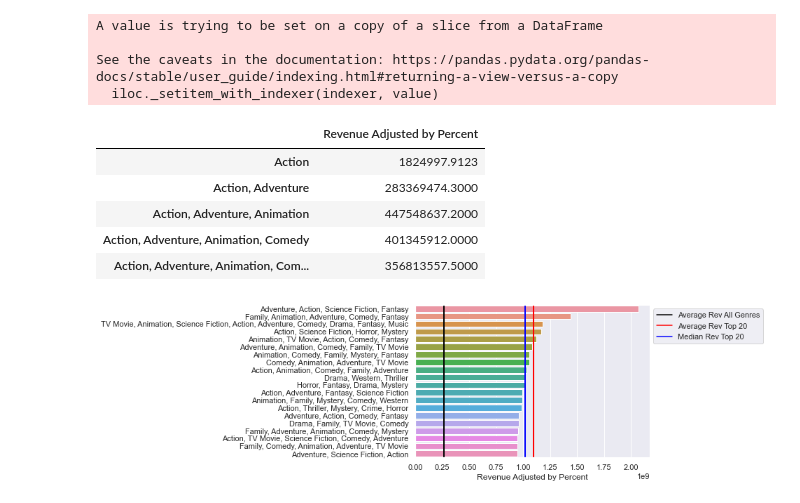
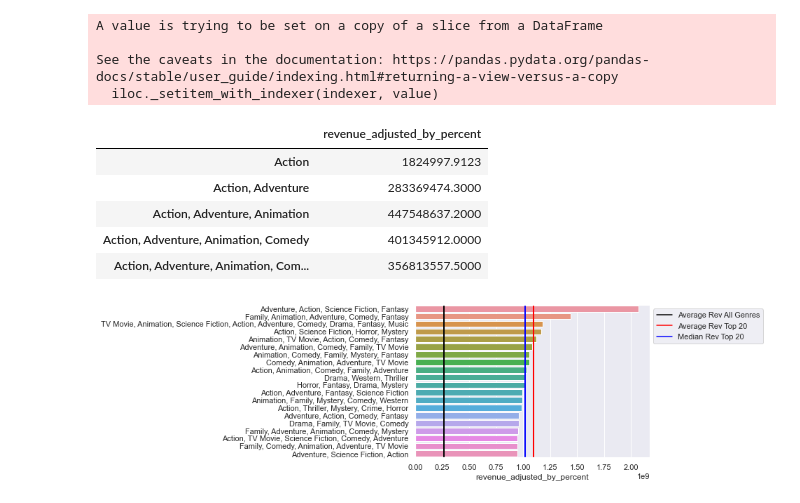
Before and after one commit to Reynch/dsc-phase-2-project-v3, a Jupyter notebook: Rachel.ipynb, the cells around one changed output. Saved outputs shown, nothing was run; the diff lists cells and outputs as text; code cells hidden in the pictures.

```diff
--- a/Rachel.ipynb
+++ b/Rachel.ipynb
@@ -677,5 +646,3 @@ what percent of the market is each genre
 # imdb_movies.loc[imdb_movies['Action'] == True]['Action'].sum() / len(imdb_movies)
 # %%
 # imdb_movies.loc[imdb_movies['TV Movie'] == True]['TV Movie'].sum()
-# %%
-imdb_movies['Percent Genre in Market'] = 1
@@ -685,0 +649,2 @@ imdb_movies['Percent Genre in Market'].sum()
+# %%
+imdb_movies['percent_genre_in_market'] = 1
@@ -734,7 +703,7 @@ for i in l:
 # then set that equal to the length of where genre = genre is true divided by total length of dataframe
 
 for genre in clean_list:
-    imdb_movies['Percent Genre in Market'].loc[imdb_movies['genre'] == genre] = len(imdb_movies.loc[imdb_movies['genre'] == genre]) / len(imdb_movies)
+    imdb_movies['percent_genre_in_market'].loc[imdb_movies['genre'] == genre] = len(imdb_movies.loc[imdb_movies['genre'] == genre]) / len(imdb_movies)
 # %% [output]
 A value is trying to be set on a copy of a slice from a DataFrame
 
@@ -746,7 +715,7 @@ See the caveats in the documentation: https://pandas.pydata.org/pandas-docs/stab
 # imdb_movies.columns.sort_values(ascending=True)
 # %%
 # creates a new column that is the percent genre in market times the revenue to get percentage revenue
-imdb_movies['revenue_percent'] = imdb_movies['Percent Genre in Market'] * imdb_movies['revenue']
+imdb_movies['revenue_percent'] = imdb_movies['percent_genre_in_market'] * imdb_movies['revenue']
 # %%
 # imdb_movies.loc[imdb_movies['genre'] == 'Action,\xa0Adventure']
 # %%
@@ -762,10 +731,10 @@ for genre in l:
 # %%
 # turn dict into dataframe
 rev_percent_by_genre_df = pd.DataFrame.from_dict(data = rev_percent_by_genre, orient = 'index')
-rev_percent_by_genre_df.rename(columns = {0: 'Revenue Adjusted by Percent'}, inplace=True)
+rev_percent_by_genre_df.rename(columns = {0: 'revenue_adjusted_by_percent'}, inplace=True)
 rev_percent_by_genre_df.head()
 # %% [output]
-|  | Revenue Adjusted by Percent |
+|  | revenue_adjusted_by_percent |
 | Action | 1824997.9123 |
 | Action, Adventure | 283369474.3000 |
 | Action, Adventure, Animation | 447548637.2000 |
```
Also changed, not shown: parts of 50 cells of this notebook, 1 other file.
